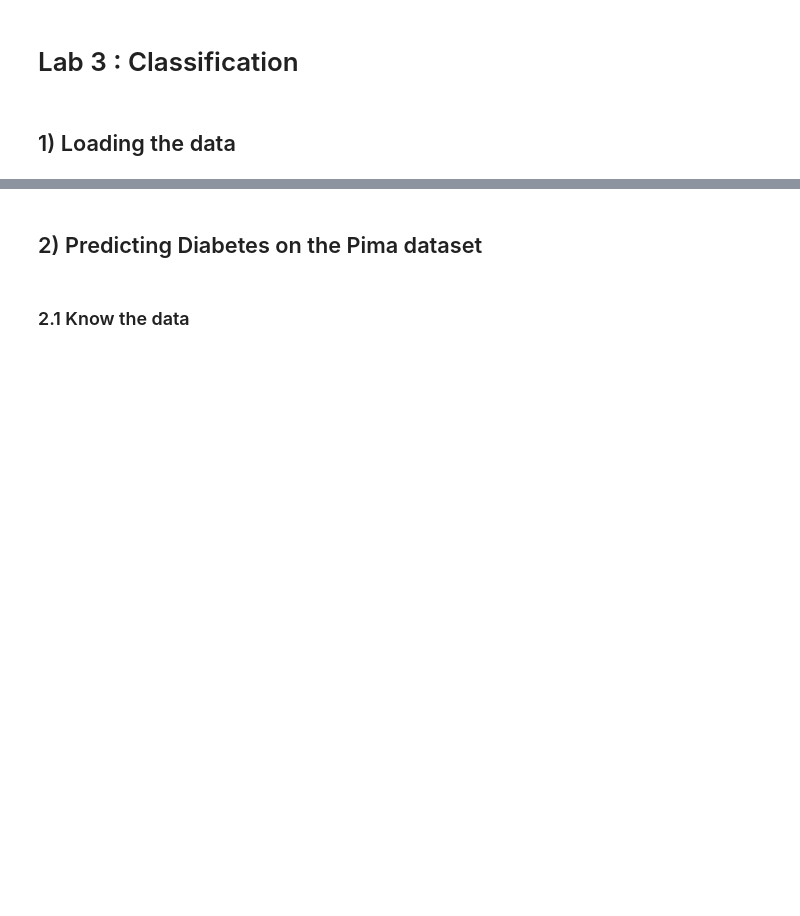
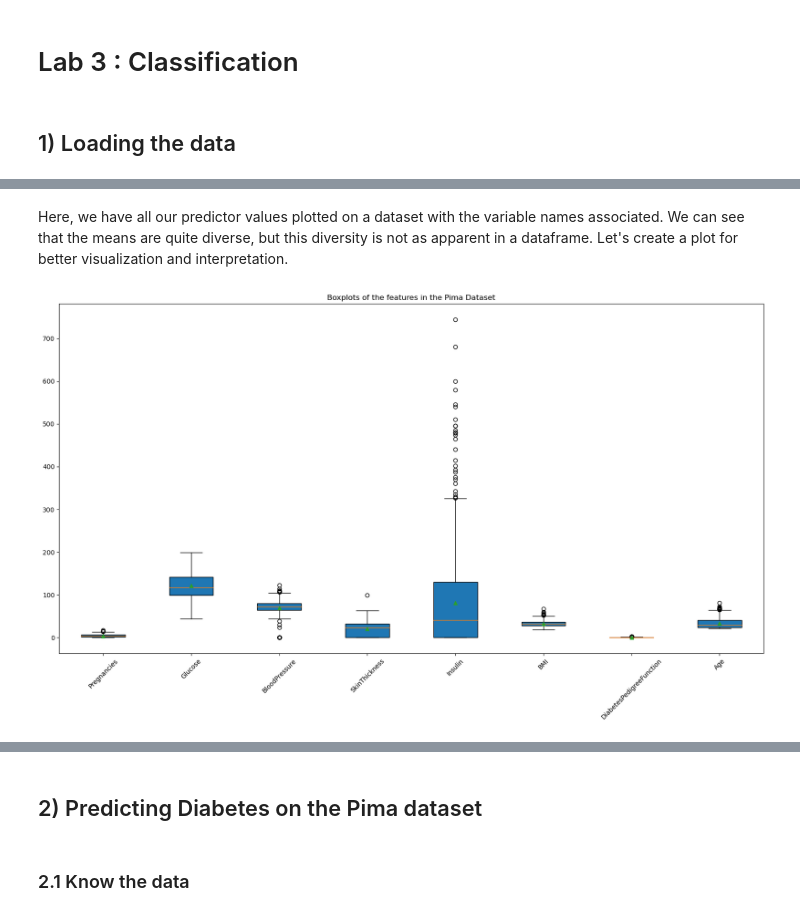
Before and after one commit to Nicolassaint/X-Intro_ML, a Jupyter notebook: code_report3.ipynb, the cells around one changed output, grey strips where cells are left out. Saved outputs shown, nothing was run; the diff lists cells and outputs as text; code cells hidden in the pictures; blank space fills up the shorter version.

```diff
--- a/code_report3.ipynb
+++ b/code_report3.ipynb
@@ -36,0 +57,9 @@ df.describe()
+# %% [markdown]
+Here, we have all our predictor values plotted on a dataset with the variable names associated. We can see that the means are quite diverse, but this diversity is not as apparent in a dataframe. Let's create a plot for better visualization and interpretation.
+# %%
+fig = plt.figure(1, figsize=(20, 10))
+plt.boxplot(x1, patch_artist=True, showmeans=True)
+plt.title('Boxplots of the features in the Pima Dataset')
+plt.xticks(np.arange(1, 9), varnames, rotation=45);
+# %% [output]
+[figure, added]
```
Also changed, not shown: parts of 150 cells of this notebook.
